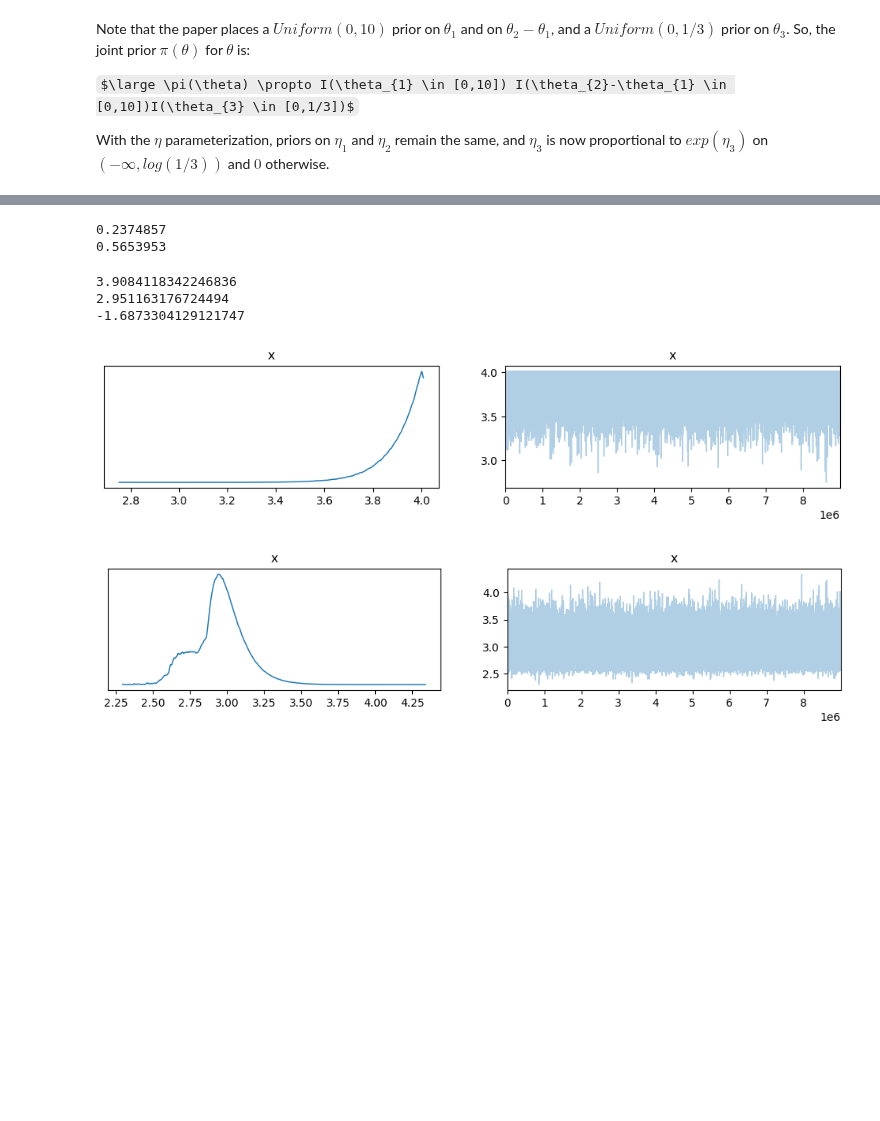
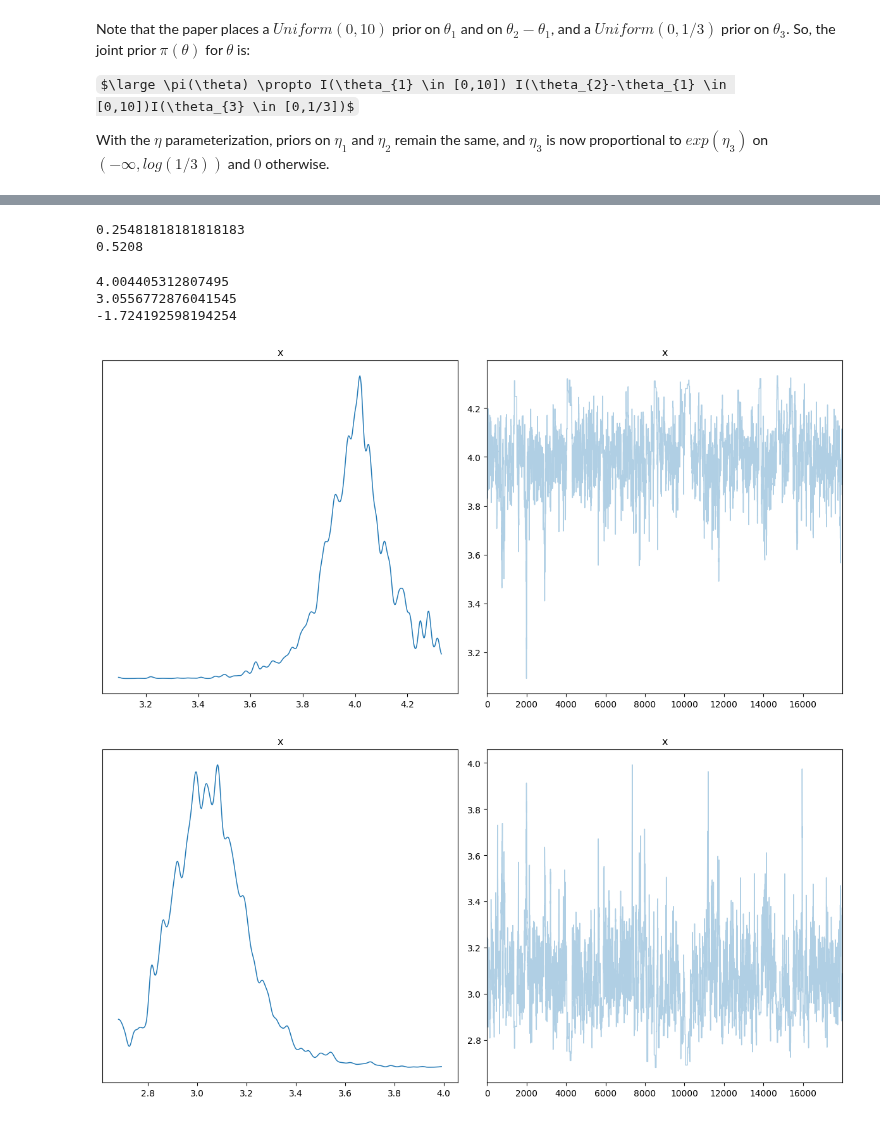
Before and after one commit to anthonyhu25/Bayesian-Queuing-, a Jupyter notebook: Bayesian_Queueing_Inference_Notebook.ipynb, the cells around one changed output, grey strips where cells are left out. Saved outputs shown, nothing was run; the diff lists cells and outputs as text; code cells hidden in the pictures; some formulas as TeX source; blank space fills up the shorter version.

```diff
--- a/Bayesian_Queueing_Inference_Notebook.ipynb
+++ b/Bayesian_Queueing_Inference_Notebook.ipynb
@@ -209,7 +186,7 @@ Rare = [
 # %%
 # Testing intermediate queue
-v_sim, y_sim = simulate_v(theta_intermediate, len(Intermediate))
+v_sim, y_sim = simulate_v(theta_intermediate, 50)
 x_sim = np.cumsum(y_sim)
 print(x_sim)
-print(np.cumsum(Intermediate))
+print(v_sim)
 # %% [output]
@@ -233,7 +206,7 @@ print(np.cumsum(Intermediate))
 max_arrival_times = []
 gibbs_max_arrival_times = []
 for i in range(1000):
-  v_sim, y_sim = simulate_v(theta_intermediate, len(Intermediate))
+  v_sim, y_sim = simulate_v(theta_intermediate, 50)
   gibbs_sampler = gibbs_sampler_queue(y_sim, len(y_sim), v_sim, theta_intermediate)
   max_arrival_times.append(np.cumsum(v_sim)[len(v_sim)-1])
   gibbs_max_arrival_times.append(np.cumsum(gibbs_sampler)[len(y_sim)-1])
@@ -364,6 +318,7 @@ def log_posterior(theta, v, y):
 def metropolis_simple(eta_sd, theta_dict, y, n_iterations, n_burn_in):
   acceptance_count = 0
   MC_chain = []
+  log_post = []
   inf_count = 0
   # Initialize v based on x_i - min(y_i)
   v = []
@@ -375,11 +330,12 @@ def metropolis_simple(eta_sd, theta_dict, y, n_iterations, n_burn_in):
     samples = gibbs_sampler_queue(y, len(y), v, theta_dict)
     if i == 0:
       # center first draw on the expectations of the priors on thetas/etas
-      eta_init = [float(min(y)), 10/2, float(np.log(1/6))]
+      eta_init = [float(min(y)), theta_dict['theta_2'] - theta_dict['theta_1'], float(np.log(theta_dict['theta_3']) - 1)]
       proposal = scipy.stats.multivariate_normal(mean = eta_init,
                                                  cov = np.diag([x ** 2 for x in eta_sd])).rvs(size = 1)
       next_state = proposal
       acceptance_count += 1
+      log_post.append(log_posterior(theta_dict, v, y))
     else:
       current_state = MC_chain[i-1]
       proposal = scipy.stats.multivariate_normal(mean = current_state,
@@ -408,9 +364,10 @@ def metropolis_simple(eta_sd, theta_dict, y, n_iterations, n_burn_in):
         else:
           next_state = current_state
     MC_chain.append([float(x) for x in next_state])
+    log_post.append(log_posterior(theta_dict, v, y))
   # Throw out burn-in samples
   MC_chain = MC_chain[n_burn_in:]
-  return MC_chain, acceptance_count/n_iterations, float(inf_count/n_iterations)
+  return MC_chain, acceptance_count/(n_iterations + n_burn_in), float(inf_count/(n_iterations))
 # %%
 # Testing inf_ratio. Maybe it's too high, so need to change log_posterior?
 acceptance_list = []
@@ -441,33 +397,36 @@ plt.show()
 # %%
 eta_intermediate = [0.0764, 0.1093, 0.1441]
 # Simulate v and y first
-N_samples = 10000000
+N_samples = 20000
 
-v_sim, y_sim = simulate_v(theta_intermediate, len(Intermediate))
+v_sim, y_sim = simulate_v(theta_intermediate, 50)
 test_run, acceptance_ratio, inf_ratio = metropolis_simple(eta_intermediate, theta_intermediate, y_sim, N_samples, int(0.1 * N_samples))
 print(acceptance_ratio)
 print(inf_ratio)
 # %% [output]
-0.2374857
-0.5653953
+0.25481818181818183
+0.5208
 # %%
 eta_1 = [x[0] for x in test_run]
 eta_2 = [y[1] for y in test_run]
 eta_3 = [z[2] for z in test_run]
 
 print(np.mean(eta_1))
 print(np.mean(eta_2))
 print(np.mean(eta_3))
 
-arviz.plot_trace(np.array(eta_1))
+arviz.plot_trace(np.array(eta_1), figsize=(12, 6))
+plt.tight_layout()
 plt.show()
-arviz.plot_trace(np.array(eta_2))
+arviz.plot_trace(np.array(eta_2), figsize=(12, 6))
+plt.tight_layout()
 plt.show()
-arviz.plot_trace(np.array(eta_3))
+arviz.plot_trace(np.array(eta_3), figsize=(12, 6))
+plt.tight_layout()
 plt.show()
 # %% [output]
-3.9084118342246836
-2.951163176724494
--1.6873304129121747
+4.004405312807495
+3.0556772876041545
+-1.724192598194254
-[figure, old version]
+[figure, new version]
-[figure, old version]
+[figure, new version]
```
Also changed, not shown: parts of 28 cells of this notebook.
